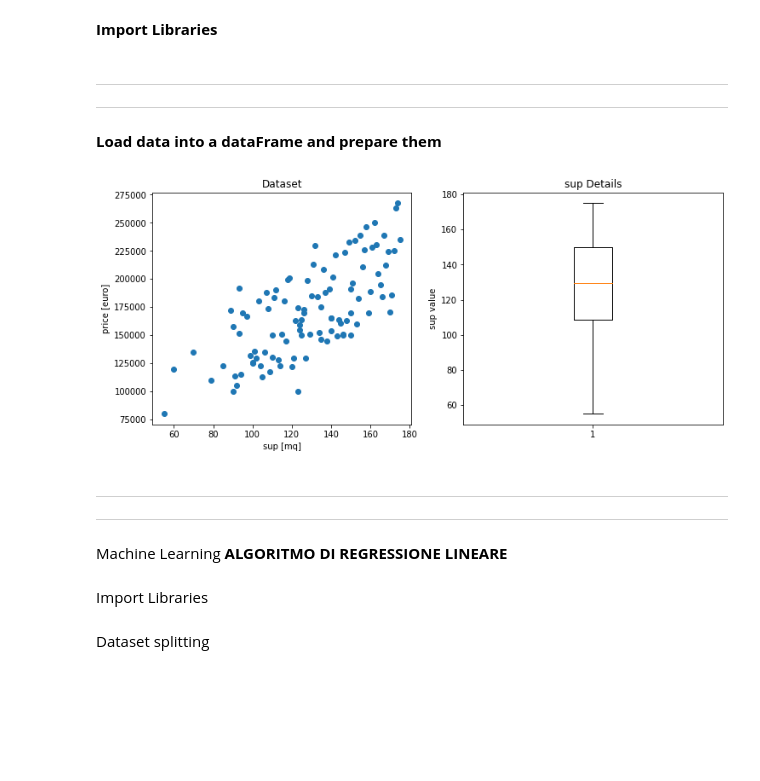
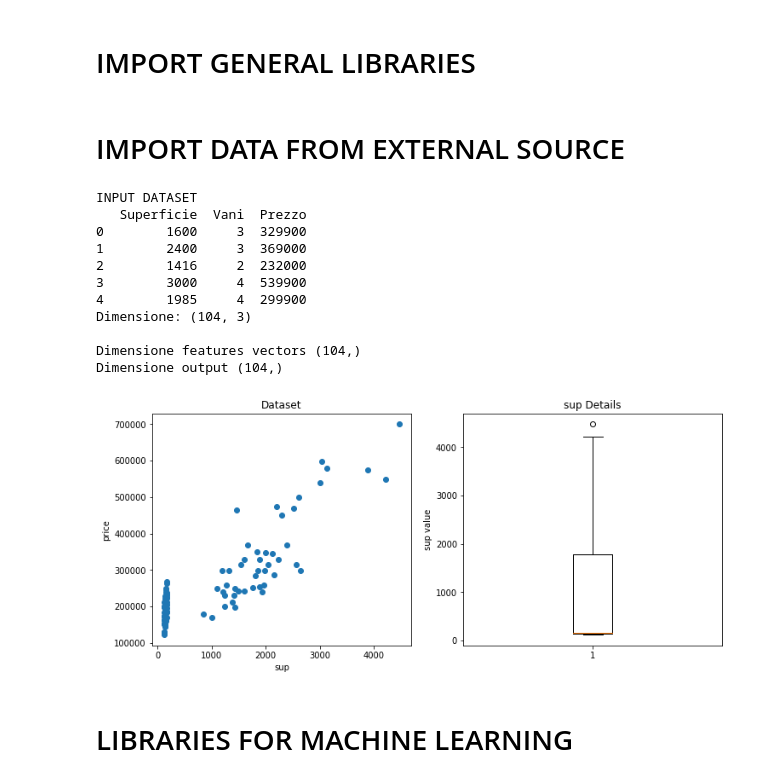
Before and after one commit to MatteoGandetto/Corso_ML_con_Python, a Jupyter notebook: Regressione_Lineare_Semplice.ipynb, the cells around one changed output. Saved outputs shown, nothing was run; the diff lists cells and outputs as text; code cells hidden in the pictures; blank space fills up the shorter version.

```diff
--- a/Regressione_Lineare_Semplice.ipynb
+++ b/Regressione_Lineare_Semplice.ipynb
@@ -3,6 +3,5 @@
-# %% [markdown]
-
-**Import Libraries**
+# %% [markdown]
+# IMPORT GENERAL LIBRARIES
 # %%
 # package for scientific computing
 import numpy as np
@@ -12,58 +11,59 @@ import matplotlib.pyplot as plt
 
 #data analysis and manipulation tool
 import pandas as pd
-# %% [markdown]
-
-
----
----
-**Load data into a dataFrame and prepare them**
+# %% [markdown]
+# IMPORT DATA FROM EXTERNAL SOURCE
 # %%
 
-path='https://raw.githubusercontent.com/MatteoGandetto/Corso_Python_new/master/Regressione_Lineare_Semplice_IN.csv'
+path='https://raw.githubusercontent.com/MatteoGandetto/Corso_ML_con_Python/master/Regressione_Lineare_Multipla_IN.csv'
 INPUT_df=pd.read_csv(path)
+
+print('INPUT DATASET')
+print(INPUT_df.head())
+print('Dimensione:',INPUT_df.shape,'\n')
 
 #remove all NaN
 # 0 -> rows
 # 1 -> columns
 INPUT_df=INPUT_df.dropna(1,'all')
 INPUT_df=INPUT_df.dropna(0,'all')
 
+
 #convert to NumPy array
 np_IN=np.array(INPUT_df)
 np_IN_X=np_IN[:,0]
-np_IN_y=np_IN[:,1]
+np_IN_y=np_IN[:,2]
+print('Dimensione features vectors',np_IN_X.shape,'\nDimensione output',np_IN_y.shape)
 
 #plot data
 fig, axs = plt.subplots(1,2)
 fig.set_size_inches(12,5)
 
 axs[0].scatter(np_IN_X, np_IN_y)
-axs[0].set_xlabel('sup [mq]')
-axs[0].set_ylabel('price [euro]')
+axs[0].set_xlabel('sup')
+axs[0].set_ylabel('price')
 axs[0].set_title('Dataset')
 
 axs[1].boxplot(np_IN_X)
 axs[1].set_ylabel('sup value')
 axs[1].set_title('sup Details')
-
 fig.show()
 # %% [output]
+INPUT DATASET
+   Superficie  Vani  Prezzo
+0        1600     3  329900
+1        2400     3  369000
+2        1416     2  232000
+3        3000     4  539900
+4        1985     4  299900
+Dimensione: (104, 3)
+
+Dimensione features vectors (104,)
+Dimensione output (104,)
-[figure, old version]
+[figure, new version]
-# %% [markdown]
-
-
----
-
----
-
-Machine Learning
-**ALGORITMO DI REGRESSIONE LINEARE**
-# %% [markdown]
-Import Libraries
+# %% [markdown]
+# LIBRARIES FOR MACHINE LEARNING
 # %%
 from sklearn.linear_model import LinearRegression
 from sklearn.model_selection import train_test_split
 from sklearn.metrics import mean_squared_error
-# %% [markdown]
-Dataset splitting
```
Also changed, not shown: parts of 11 cells of this notebook.
